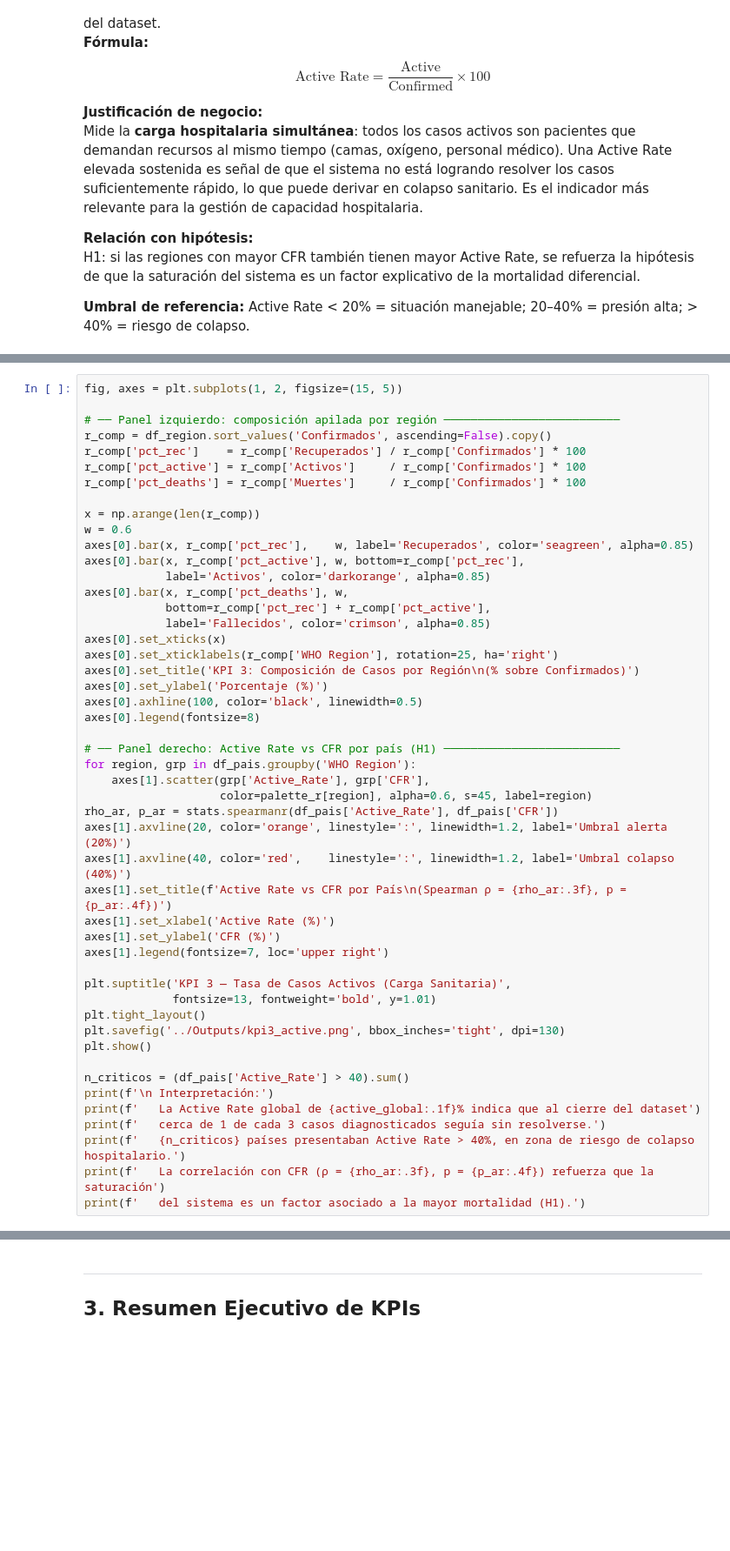
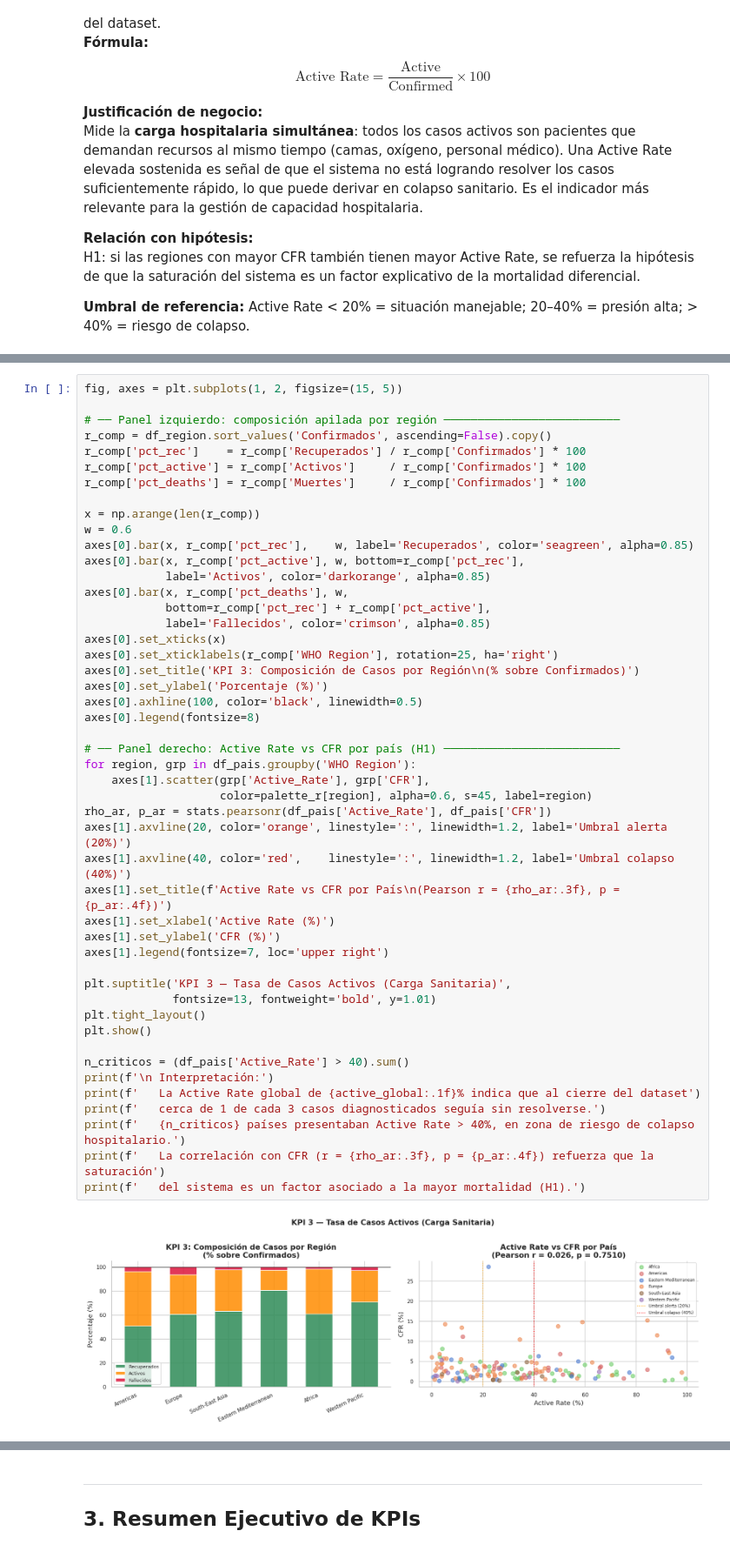
Before and after one commit to EmilianoVS09/Entrega3AnalisisDatos, a Jupyter notebook: Notebooks/Definicion_KPIs.ipynb, the cells around one changed output, grey strips where cells are left out. Shown at 87% size. Saved outputs shown, nothing was run; the diff lists cells and outputs as text; blank space fills up the shorter version.

```diff
--- a/Notebooks/Definicion_KPIs.ipynb
+++ b/Notebooks/Definicion_KPIs.ipynb
@@ -372,34 +436,35 @@ axes[0].bar(x, r_comp['pct_deaths'], w,
             bottom=r_comp['pct_rec'] + r_comp['pct_active'],
             label='Fallecidos', color='crimson', alpha=0.85)
 axes[0].set_xticks(x)
 axes[0].set_xticklabels(r_comp['WHO Region'], rotation=25, ha='right')
 axes[0].set_title('KPI 3: Composición de Casos por Región\n(% sobre Confirmados)')
 axes[0].set_ylabel('Porcentaje (%)')
 axes[0].axhline(100, color='black', linewidth=0.5)
 axes[0].legend(fontsize=8)
 
 # ── Panel derecho: Active Rate vs CFR por país (H1) ──────────────────────────
 for region, grp in df_pais.groupby('WHO Region'):
     axes[1].scatter(grp['Active_Rate'], grp['CFR'],
                     color=palette_r[region], alpha=0.6, s=45, label=region)
-rho_ar, p_ar = stats.spearmanr(df_pais['Active_Rate'], df_pais['CFR'])
+rho_ar, p_ar = stats.pearsonr(df_pais['Active_Rate'], df_pais['CFR'])
 axes[1].axvline(20, color='orange', linestyle=':', linewidth=1.2, label='Umbral alerta (20%)')
 axes[1].axvline(40, color='red',    linestyle=':', linewidth=1.2, label='Umbral colapso (40%)')
-axes[1].set_title(f'Active Rate vs CFR por País\n(Spearman ρ = {rho_ar:.3f}, p = {p_ar:.4f})')
+axes[1].set_title(f'Active Rate vs CFR por País\n(Pearson r = {rho_ar:.3f}, p = {p_ar:.4f})')
 axes[1].set_xlabel('Active Rate (%)')
 axes[1].set_ylabel('CFR (%)')
 axes[1].legend(fontsize=7, loc='upper right')
 
 plt.suptitle('KPI 3 — Tasa de Casos Activos (Carga Sanitaria)',
              fontsize=13, fontweight='bold', y=1.01)
 plt.tight_layout()
-plt.savefig('../Outputs/kpi3_active.png', bbox_inches='tight', dpi=130)
 plt.show()
 
 n_criticos = (df_pais['Active_Rate'] > 40).sum()
 print(f'\n Interpretación:')
 print(f'   La Active Rate global de {active_global:.1f}% indica que al cierre del dataset')
 print(f'   cerca de 1 de cada 3 casos diagnosticados seguía sin resolverse.')
 print(f'   {n_criticos} países presentaban Active Rate > 40%, en zona de riesgo de colapso hospitalario.')
-print(f'   La correlación con CFR (ρ = {rho_ar:.3f}, p = {p_ar:.4f}) refuerza que la saturación')
+print(f'   La correlación con CFR (r = {rho_ar:.3f}, p = {p_ar:.4f}) refuerza que la saturación')
 print(f'   del sistema es un factor asociado a la mayor mortalidad (H1).')
+# %% [output]
+[figure, added]
```
Also changed, not shown: parts of 16 cells of this notebook, 8 other files.
